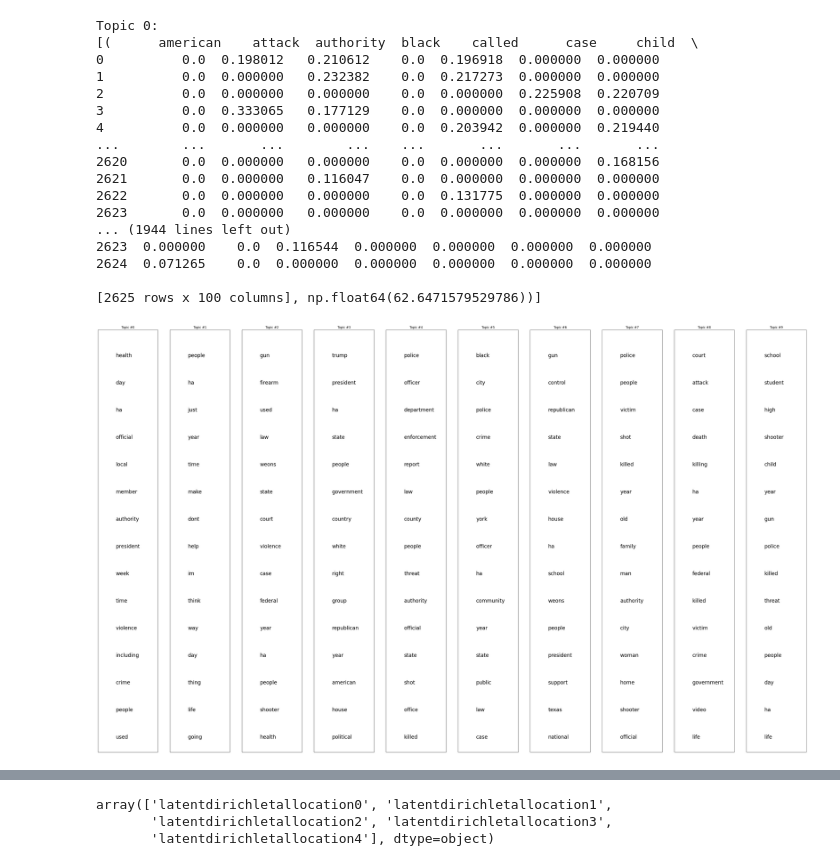
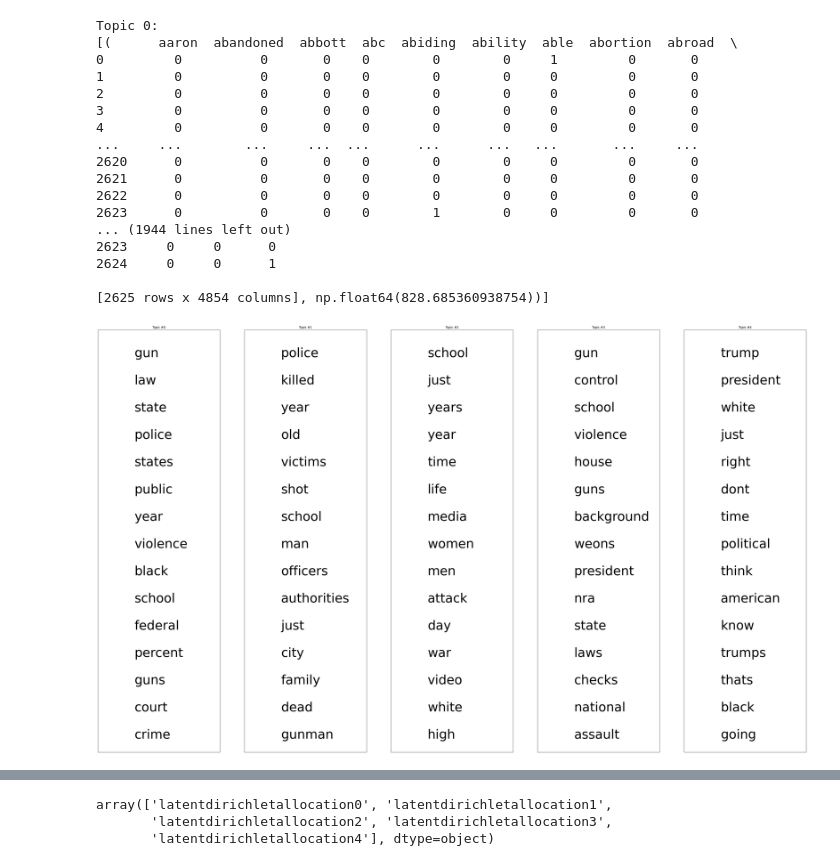
Before and after one commit to daniel-ethridge/text-mining-project, a Jupyter notebook: unsupervised-learning/lda.ipynb, the cells around one changed output, grey strips where cells are left out. Cells and saved outputs as stored; diff of their text form; code cells hidden in the pictures.

```diff
--- a/unsupervised-learning/lda.ipynb
+++ b/unsupervised-learning/lda.ipynb
@@ -8,4 +9,5 @@ import pickle
 from collections import Counter
 # %%
 # Read in raw data
-df = pd.read_csv("../text-mining-project-data/clean/count-4856.csv")
+df = pd.read_csv("../text-mining-project-data/clean/count-500.csv")
+df.sample(10)
@@ -15,7 +30,7 @@ labels = df["labels"]
 df_data = df.drop("labels", axis=1)
 # %%
 # Run LDA on dataset. Use 5 topics
-lda_model = decom.LatentDirichletAllocation(n_components=5, max_iter=10000)
+lda_model = decom.LatentDirichletAllocation(n_components=5)
 lda_df = lda_model.fit_transform(df_data)
 # %%
 lda_df = lda_model.transform(df_data)
@@ -28,52 +43,52 @@ def print_topics(model, feature_names, top_n=10):
 print_topics(lda_model, df_data)
 # %% [output]
 Topic 0:
-[(      american    attack  authority  black    called      case     child  \
-0          0.0  0.198012   0.210612    0.0  0.196918  0.000000  0.000000
-1          0.0  0.000000   0.232382    0.0  0.217273  0.000000  0.000000
-2          0.0  0.000000   0.000000    0.0  0.000000  0.225908  0.220709
-3          0.0  0.333065   0.177129    0.0  0.000000  0.000000  0.000000
-4          0.0  0.000000   0.000000    0.0  0.203942  0.000000  0.219440
-...        ...       ...        ...    ...       ...       ...       ...
-2620       0.0  0.000000   0.000000    0.0  0.000000  0.000000  0.168156
-2621       0.0  0.000000   0.116047    0.0  0.000000  0.000000  0.000000
-2622       0.0  0.000000   0.000000    0.0  0.131775  0.000000  0.000000
-2623       0.0  0.000000   0.000000    0.0  0.000000  0.000000  0.000000
+[(      aaron  abandoned  abbott  abc  abiding  ability  able  abortion  abroad  \
+0         0          0       0    0        0        0     1         0       0
+1         0          0       0    0        0        0     0         0       0
+2         0          0       0    0        0        0     0         0       0
+3         0          0       0    0        0        0     0         0       0
+4         0          0       0    0        0        0     0         0       0
+...     ...        ...     ...  ...      ...      ...   ...       ...     ...
+2620      0          0       0    0        0        0     0         0       0
+2621      0          0       0    0        0        0     0         0       0
+2622      0          0       0    0        0        0     0         0       0
+2623      0          0       0    0        1        0     0         0       0
 ... (1944 lines left out)
-2623  0.000000    0.0  0.116544  0.000000  0.000000  0.000000  0.000000
-2624  0.071265    0.0  0.000000  0.000000  0.000000  0.000000  0.000000
+2623     0     0      0
+2624     0     0      1
 
-[2625 rows x 100 columns], np.float64(62.6471579529786))]
+[2625 rows x 4854 columns], np.float64(828.685360938754))]
 # %%
 plt.figure(figsize=(50,30))
-word_topic = np.array(lda_model_2.components_)
+word_topic = np.array(lda_model.components_)
 #print(word_topic)
 word_topic = word_topic.transpose()
 
 num_top_words = 15
 vocab_array = np.asarray(df_data.columns)
 
 #fontsize_base = 70 / np.max(word_topic) # font size for word with largest share in corpus
-fontsize_base = 40
+fontsize_base = 100
 
-NUM_TOPICS = 10
+NUM_TOPICS = 5
 
 for t in range(NUM_TOPICS):
     plt.subplot(1, NUM_TOPICS, t + 1)  # plot numbering starts with 1
     plt.ylim(0, num_top_words + 0.5)  # stretch the y-axis to accommodate the words
     plt.xticks([])  # remove x-axis markings ('ticks')
     plt.yticks([]) # remove y-axis markings ('ticks')
     plt.title('Topic #{}'.format(t))
     top_words_idx = np.argsort(word_topic[:,t])[::-1]  # descending order
     top_words_idx = top_words_idx[:num_top_words]
     top_words = vocab_array[top_words_idx]
     top_words_shares = word_topic[top_words_idx, t]
     for i, (word, share) in enumerate(zip(top_words, top_words_shares)):
         plt.text(0.3, num_top_words-i-0.5, word, fontsize=fontsize_base/2)
                  ##fontsize_base*share)
 
 
 # plt.savefig("TopicsVis.pdf")
 plt.show()
 # %% [output]
-[figure, old version]
+[figure, new version]
```
Also changed, not shown: parts of 11 cells of this notebook, 7 other files.
